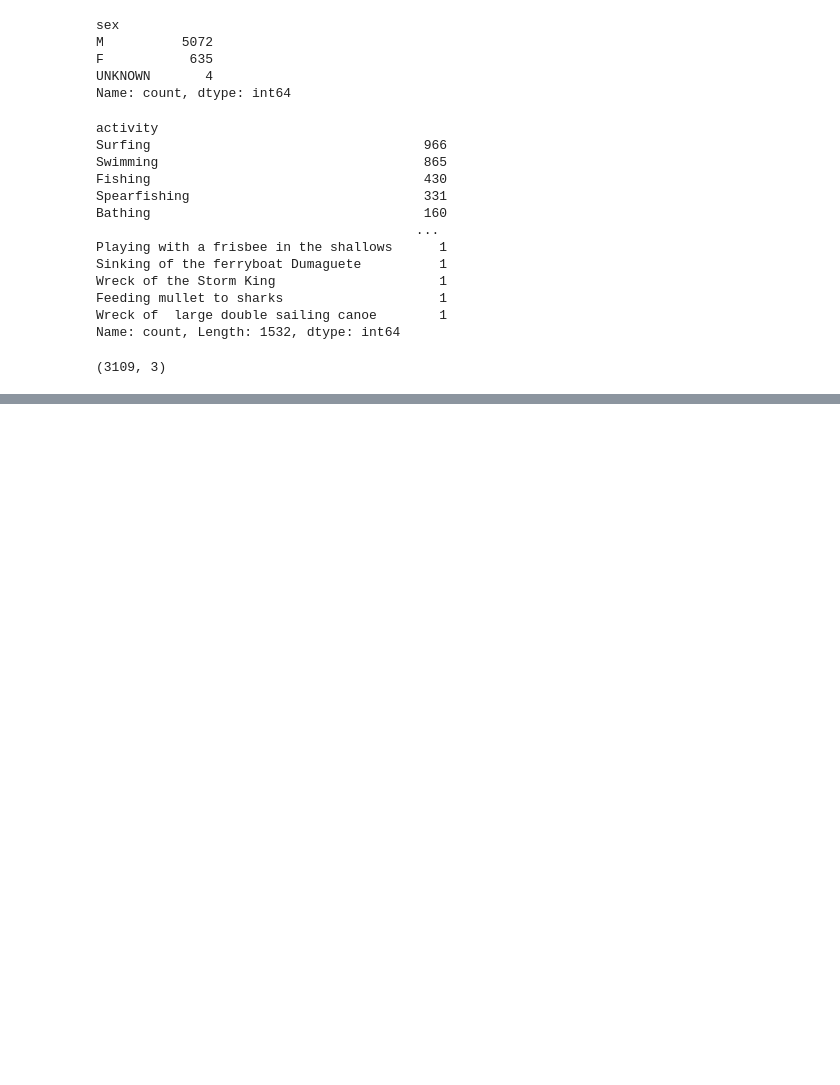
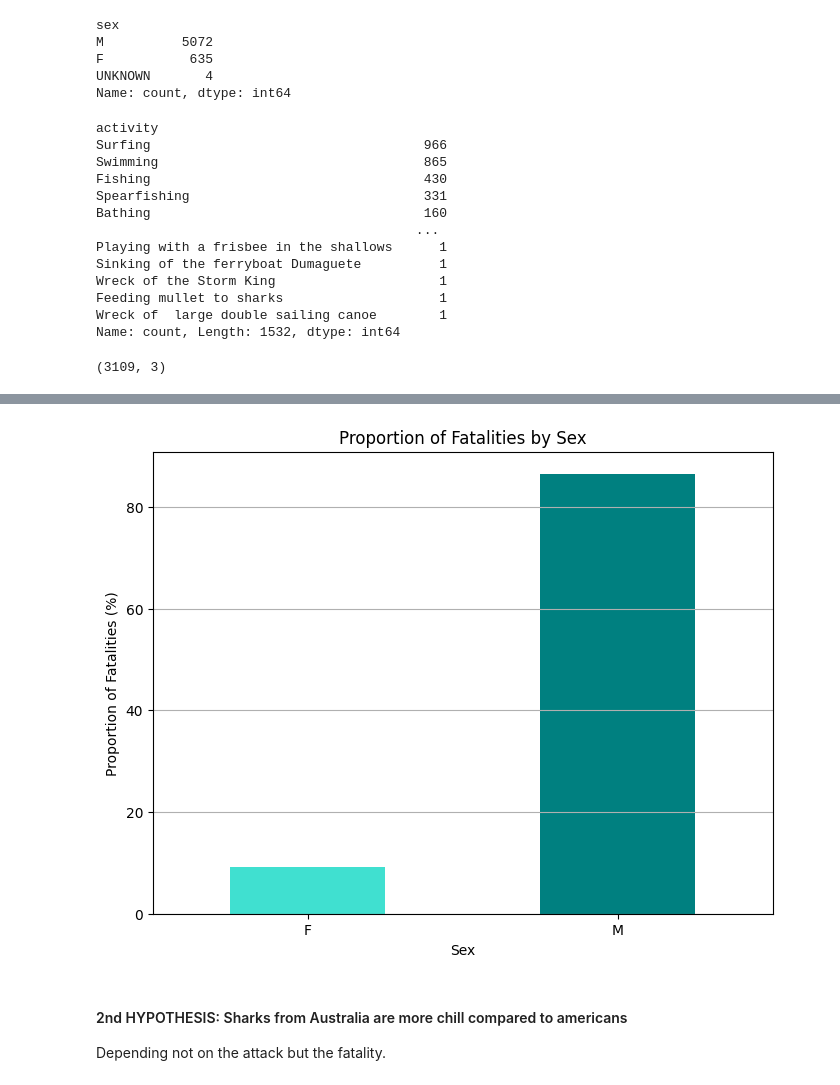
Before and after one commit to Elsa-Clave/Sharks-Attacks-Analysis, a Jupyter notebook: code/main.ipynb, the cells around one changed output, grey strips where cells are left out. Drawn from its saved outputs; the diff is of its cells as text; code cells hidden in the pictures; blank space fills up the shorter version.

```diff
--- a/code/main.ipynb
+++ b/code/main.ipynb
@@ -380,0 +421,22 @@ filtered_h1.shape
+# %%
+total_fatalities = filtered_h1['fatal'].eq('Y').sum()
+
+# Group the data by 'sex' and calculate the count of fatalities for each sex
+fatalities_by_sex = filtered_h1[filtered_h1['fatal'] == 'Y'].groupby('sex').size()
+
+# Calculate the proportion of fatalities by sex
+proportion_fatality = (fatalities_by_sex / total_fatalities) * 100
+
+plt.figure(figsize=(8, 6))
+proportion_fatality.plot(kind='bar', color=['turquoise', 'teal'])
+plt.title('Proportion of Fatalities by Sex')
+plt.xlabel('Sex')
+plt.ylabel('Proportion of Fatalities (%)')
+plt.xticks(rotation=0)
+plt.grid(axis='y')
+plt.show()
+# %% [output]
+[figure, added]
+# %% [markdown]
+#### 2nd HYPOTHESIS: Sharks from Australia are more chill compared to americans
+Depending not on the attack but the fatality.
```
Also changed, not shown: parts of 36 cells of this notebook, 15 other files.
